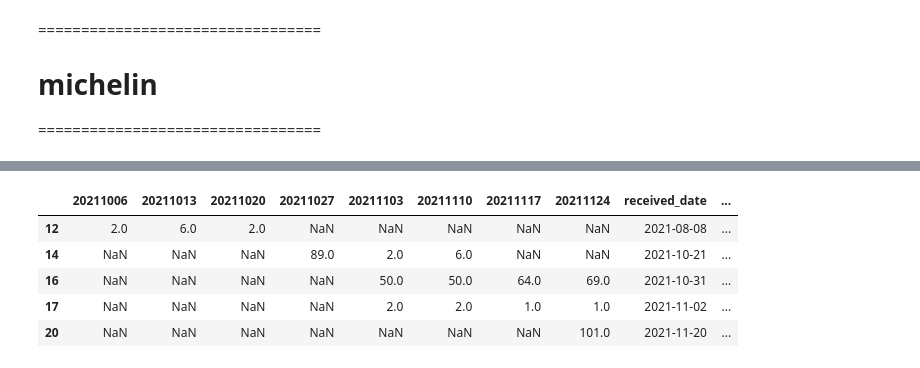
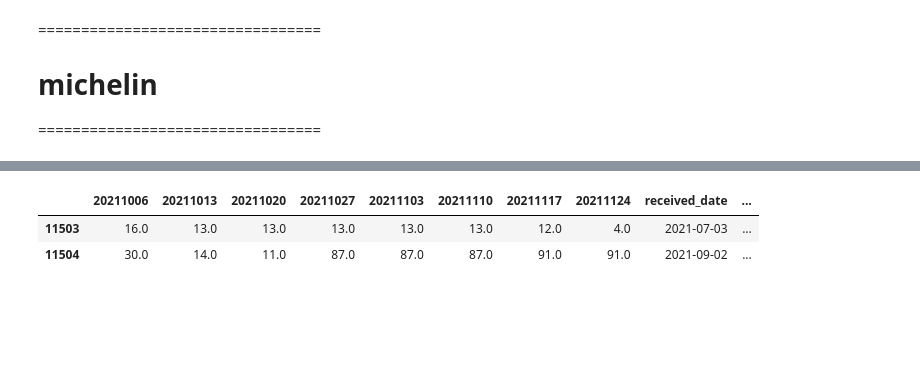
Before and after one commit to fyenne/play10_inv, a Jupyter notebook: inv_fifo.ipynb, the cells around one changed output, grey strips where cells are left out. Cells and saved outputs as stored; diff of their text form; code cells hidden in the pictures; blank space fills up the shorter version.

```diff
--- a/inv_fifo.ipynb
+++ b/inv_fifo.ipynb
@@ -147,8 +154,8 @@ df0_bose = pd.read_pickle('./data_up/df0_bose.p')
 # %%
 
 def output(df_err, df0):
-    dishes = list(df_err[(df_err['lag_mark'] != 'clear') & (df_err['change'] != 0)]['sku'].unique())
+    dishes = list(df_err[(df_err['lag_mark'] != 'clear') & (df_err['change'] < 0)]['sku'].unique())
     return df0[df0['sku'].isin(dishes)]
 def check(sku, df0):
-    return df0[(df0['lock_codes'] == '1000') & (df0['sku'] == sku)]
+    return df0[(df0['lock_codes'] == '1000') & (df0['sku'].isin(sku))].sort_values(['sku','received_date'])
 # %%
@@ -238,3 +241,7 @@ array(['1VV21AA', '1VV22AA', '1XA55A', '1XA81A', '22A80A', '28B51A#AB2',
 # %%
 def check(sku, df0):
-    return df0[df0['sku'] == sku]
+    return df0[df0['sku'].isin(sku)]
+hp_definite_wrong = check(err_list_hp, df0_hp)
+
+# Z7Y79A 问一下
+#
@@ -286,12 +305,14 @@ output(df0=df0_mich, df_err=df_err_mich)
 # %%
 def check(sku, df0):
-    return df0[(df0['lock_codes'] == 'Available')& (df0['sku'] == sku)]
+    return df0[(df0['lock_codes'] == 'Available') & (df0['sku'] == sku)]
 
-check('001068_109',df0 = df0_mich)
+check('MATMICHELIN00591',df0 = df0_mich)
+
+# MATMICHELIN00591
+
+# 同一时间 received 货物为什么会增加
+# mich dot date?
 # %% [output]
 |  | 20211006 | 20211013 | 20211020 | 20211027 | 20211103 | 20211110 | 20211117 | 20211124 | received_date | ... |
-| 12 | 2.0 | 6.0 | 2.0 | NaN | NaN | NaN | NaN | NaN | 2021-08-08 | ... |
-| 14 | NaN | NaN | NaN | 89.0 | 2.0 | 6.0 | NaN | NaN | 2021-10-21 | ... |
-| 16 | NaN | NaN | NaN | NaN | 50.0 | 50.0 | 64.0 | 69.0 | 2021-10-31 | ... |
-| 17 | NaN | NaN | NaN | NaN | 2.0 | 2.0 | 1.0 | 1.0 | 2021-11-02 | ... |
-| 20 | NaN | NaN | NaN | NaN | NaN | NaN | NaN | 101.0 | 2021-11-20 | ... |
+| 11503 | 16.0 | 13.0 | 13.0 | 13.0 | 13.0 | 13.0 | 12.0 | 4.0 | 2021-07-03 | ... |
+| 11504 | 30.0 | 14.0 | 11.0 | 87.0 | 87.0 | 87.0 | 91.0 | 91.0 | 2021-09-02 | ... |
```
Also changed, not shown: parts of 24 cells of this notebook, 7 other files.
